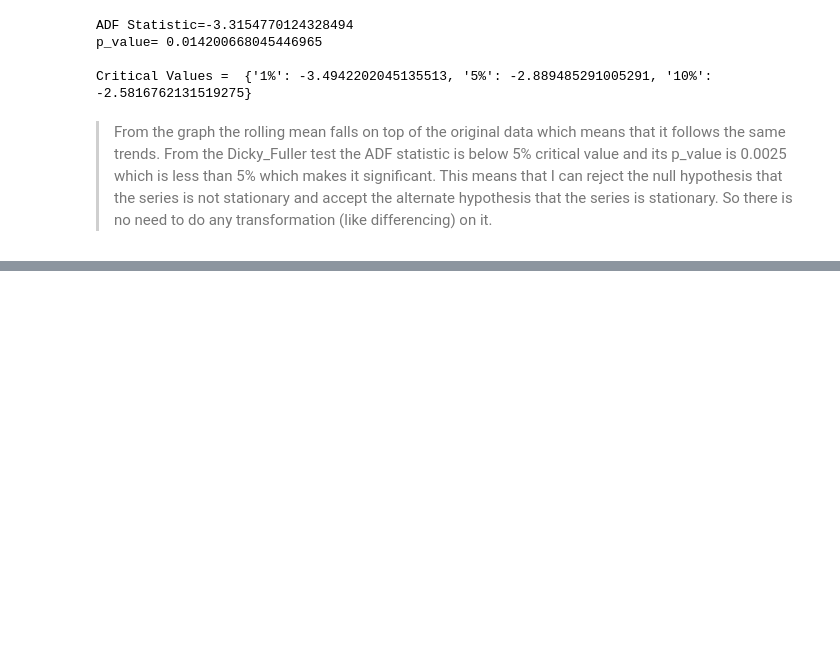
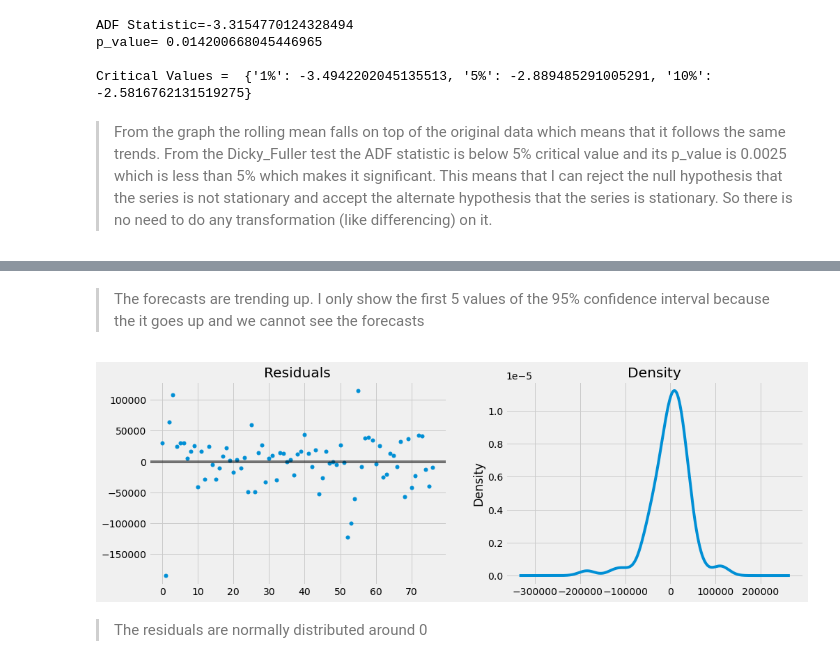
Before and after one commit to rime11/springboard, a Jupyter notebook: capstone_3/data modeling/data_modeling.ipynb, the cells around one changed output, grey strips where cells are left out. Saved outputs shown, nothing was run; the diff lists cells and outputs as text; code cells hidden in the pictures; blank space fills up the shorter version.

```diff
--- a/capstone_3/data modeling/data_modeling.ipynb
+++ b/capstone_3/data modeling/data_modeling.ipynb
@@ -1008,0 +944,13 @@ Name: 2009-12-13 00:00:00, dtype: float64
+# %% [markdown]
+>The forecasts are trending up. I only show the first 5 values of the 95% confidence interval because the it goes up and we cannot see the forecasts
+# %%
+# Plot residuals
+residuals = pd.DataFrame(model_fit.resid)
+fig, ax = plt.subplots(1,2,figsize = (15,5))
+residuals.plot(linestyle='',marker='.',markersize=10,title="Residuals", ax=ax[0],legend=None)
+residuals.plot(kind='kde', title='Density', ax=ax[1],legend=None)
+ax[0].axhline(y=0,color='black',alpha=0.5);
+# %% [output]
+[figure, added]
+# %% [markdown]
+>The residuals are normally distributed around 0
```
Also changed, not shown: parts of 76 cells of this notebook.
